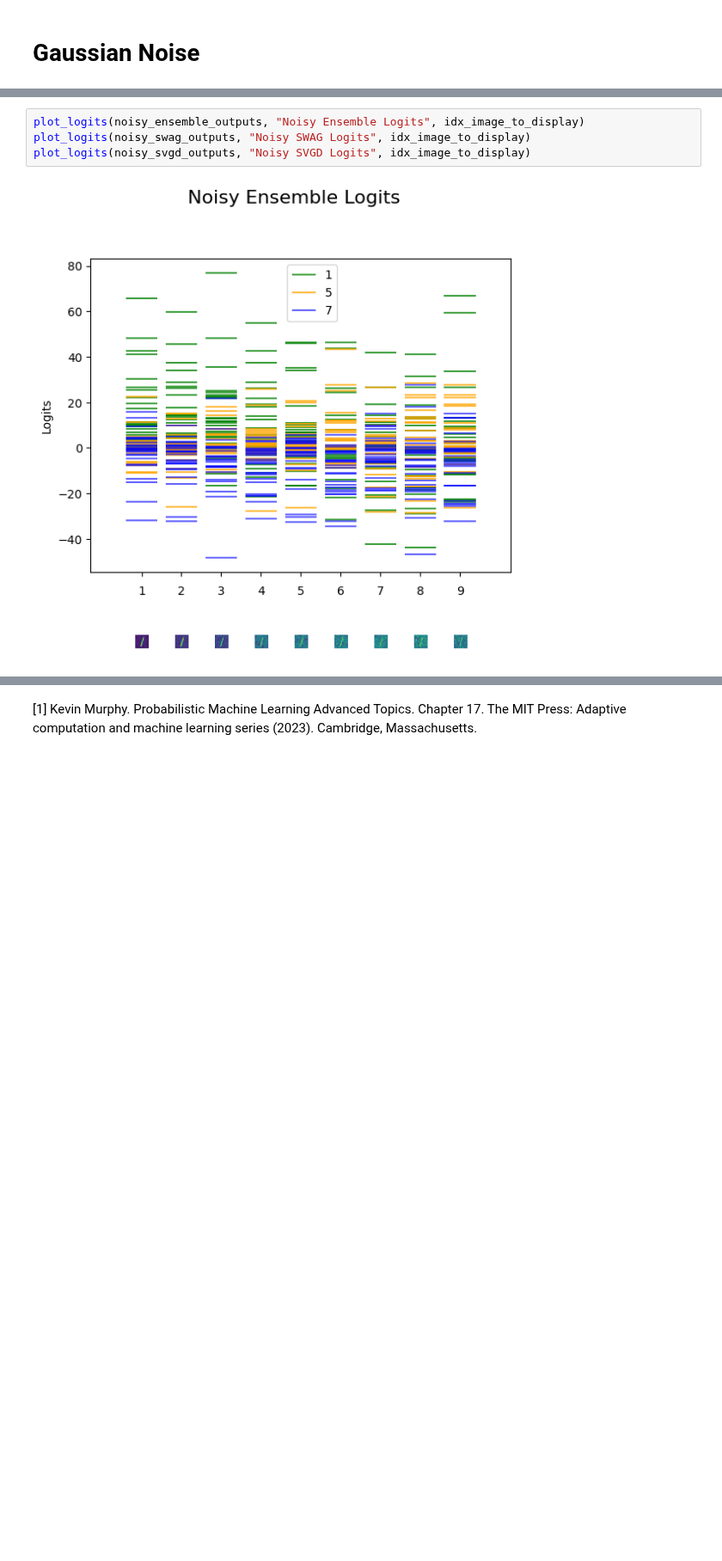
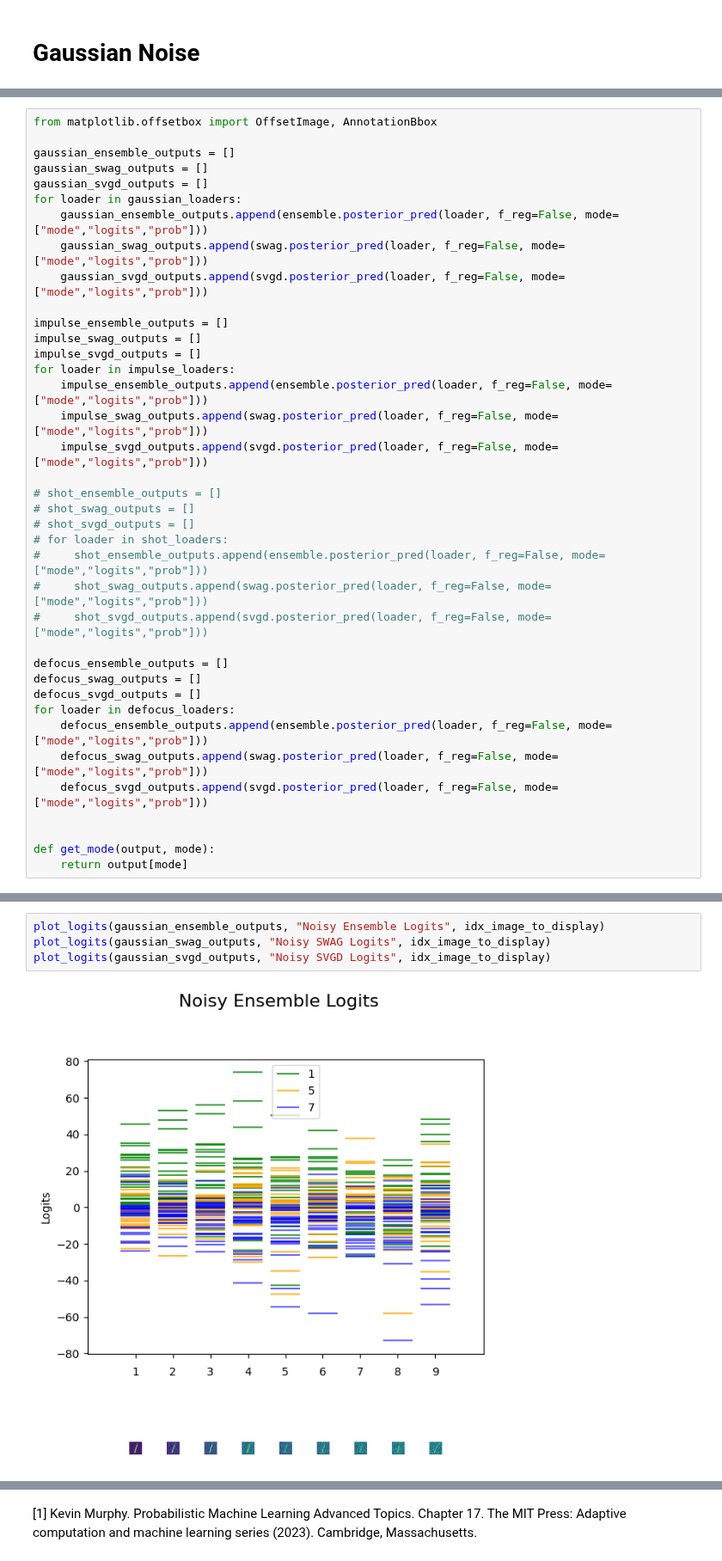
Before and after one commit to lbai-lab/push, a Jupyter notebook: docs/source/tutorials/02_Uncertainty_Quantification/augmentation.ipynb, the cells around one changed output, grey strips where cells are left out. Shown at 86% size. Cells and saved outputs as stored; diff of their text form; blank space fills up the shorter version.

```diff
--- a/docs/source/tutorials/02_Uncertainty_Quantification/augmentation.ipynb
+++ b/docs/source/tutorials/02_Uncertainty_Quantification/augmentation.ipynb
@@ -321,3 +378,41 @@ def get_mode(output, mode):
+# %%
+from matplotlib.offsetbox import OffsetImage, AnnotationBbox
+
+gaussian_ensemble_outputs = []
+gaussian_swag_outputs = []
+gaussian_svgd_outputs = []
+for loader in gaussian_loaders:
+    gaussian_ensemble_outputs.append(ensemble.posterior_pred(loader, f_reg=False, mode=["mode","logits","prob"]))
+    gaussian_swag_outputs.append(swag.posterior_pred(loader, f_reg=False, mode=["mode","logits","prob"]))
+    gaussian_svgd_outputs.append(svgd.posterior_pred(loader, f_reg=False, mode=["mode","logits","prob"]))
+
+impulse_ensemble_outputs = []
+impulse_swag_outputs = []
+impulse_svgd_outputs = []
+for loader in impulse_loaders:
+    impulse_ensemble_outputs.append(ensemble.posterior_pred(loader, f_reg=False, mode=["mode","logits","prob"]))
+    impulse_swag_outputs.append(swag.posterior_pred(loader, f_reg=False, mode=["mode","logits","prob"]))
+    impulse_svgd_outputs.append(svgd.posterior_pred(loader, f_reg=False, mode=["mode","logits","prob"]))
+
+# shot_ensemble_outputs = []
+# shot_swag_outputs = []
+# shot_svgd_outputs = []
+# for loader in shot_loaders:
+#     shot_ensemble_outputs.append(ensemble.posterior_pred(loader, f_reg=False, mode=["mode","logits","prob"]))
+#     shot_swag_outputs.append(swag.posterior_pred(loader, f_reg=False, mode=["mode","logits","prob"]))
+#     shot_svgd_outputs.append(svgd.posterior_pred(loader, f_reg=False, mode=["mode","logits","prob"]))
+
+defocus_ensemble_outputs = []
+defocus_swag_outputs = []
+defocus_svgd_outputs = []
+for loader in defocus_loaders:
+    defocus_ensemble_outputs.append(ensemble.posterior_pred(loader, f_reg=False, mode=["mode","logits","prob"]))
+    defocus_swag_outputs.append(swag.posterior_pred(loader, f_reg=False, mode=["mode","logits","prob"]))
+    defocus_svgd_outputs.append(svgd.posterior_pred(loader, f_reg=False, mode=["mode","logits","prob"]))
+
+
+def get_mode(output, mode):
+    return output[mode]
 # %%
 # num_images_to_display =
 idx_image_to_display = 0
@@ -345,8 +440,8 @@ def offset_image(coord, i, ax, low_img, low_index, zoom):
     )
     ax.add_artist(ab)
 # %%
-plot_logits(noisy_ensemble_outputs, "Noisy Ensemble Logits", idx_image_to_display)
-plot_logits(noisy_swag_outputs, "Noisy SWAG Logits", idx_image_to_display)
-plot_logits(noisy_svgd_outputs, "Noisy SVGD Logits", idx_image_to_display)
+plot_logits(gaussian_ensemble_outputs, "Noisy Ensemble Logits", idx_image_to_display)
+plot_logits(gaussian_swag_outputs, "Noisy SWAG Logits", idx_image_to_display)
+plot_logits(gaussian_svgd_outputs, "Noisy SVGD Logits", idx_image_to_display)
 # %% [output]
-[figure, old version]
+[figure, new version]
```
Also changed, not shown: parts of 12 cells of this notebook, 2 other files.
